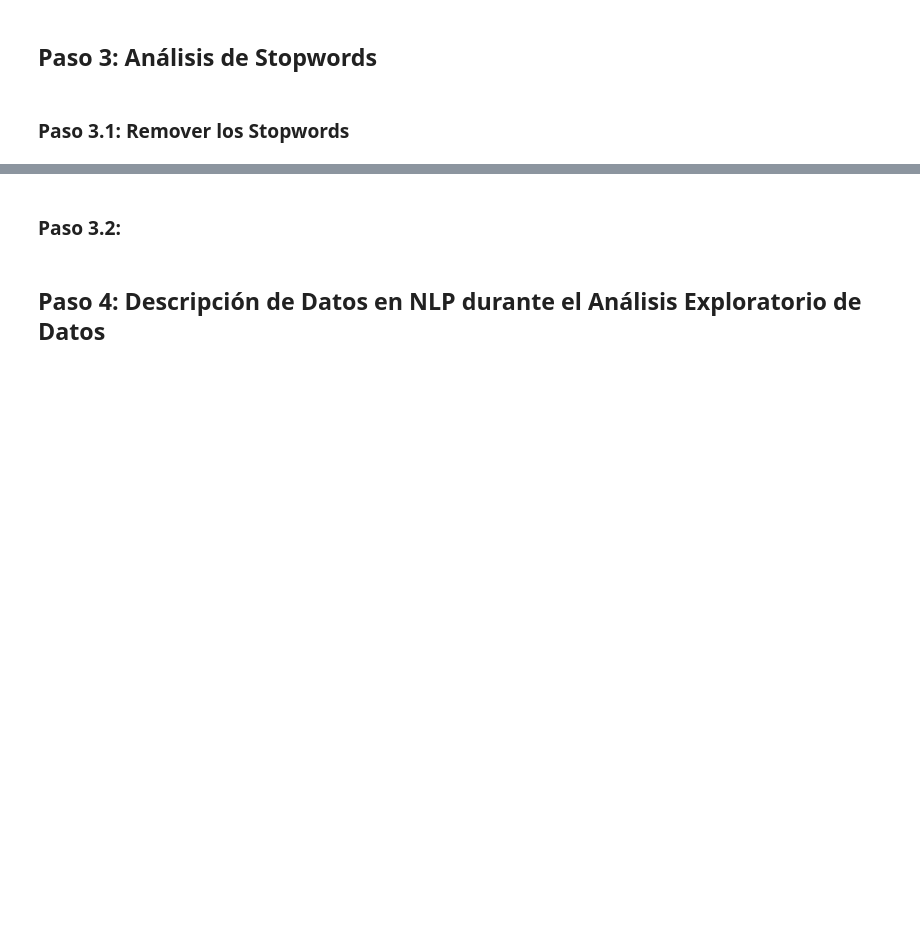
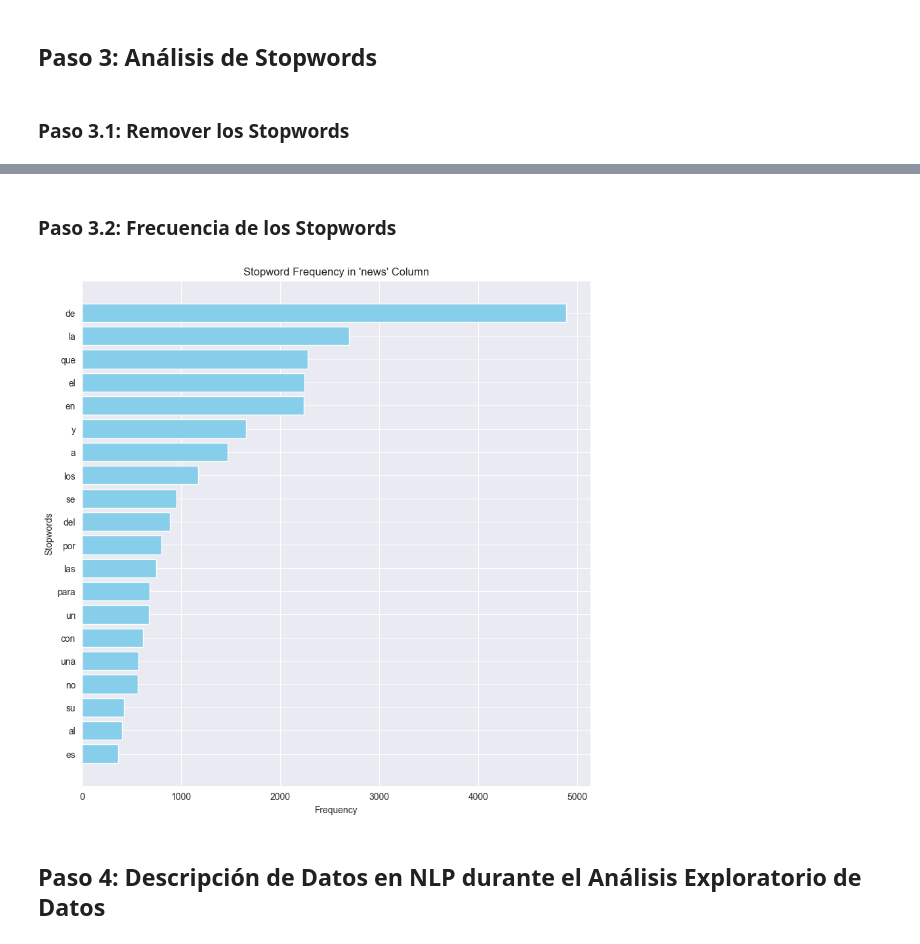
Before and after one commit to BlueAutomata/nlp-media-framing, a Jupyter notebook: notebooks/EDA.ipynb, the cells around one changed output, grey strips where cells are left out. Saved outputs shown, nothing was run; the diff lists cells and outputs as text; code cells hidden in the pictures; blank space fills up the shorter version.

Commit message:
add stopwords diagrams and most frequent

```diff
--- a/notebooks/EDA.ipynb
+++ b/notebooks/EDA.ipynb
@@ -260,5 +260,5 @@ Name: news, Length: 140, dtype: object
 # %% [markdown]
 ### Paso 2.2: Sentence Tokenization
 # %%
-sentence_tokens = df["news"].apply(lambda text: sent_tokenize(text))
+df["sentence_tokens"] = df["news"].apply(lambda text: sent_tokenize(text))
 # %%
@@ -295,5 +296,25 @@ text_cleaned = " ".join([word for word in text.split()
-# %% [markdown]
-### Paso 3.2:
+# %% [markdown]
+### Paso 3.2: Frecuencia de los Stopwords
+# %%
+all_tokens = [word for sublist in df["word_tokens"] for word in sublist]
+# %%
+stopword_counts = Counter([word for word in all_tokens if word in spanish_stopwords])
+# %%
+# Convert to DataFrame for visualization
+df_stopwords = (pd.DataFrame(stopword_counts.items(), columns=['Stopword', 'Frequency'])
+                .sort_values(by='Frequency', ascending=False)
+                .head(20))
+# %%
+# Plot the stopword frequency
+plt.figure(figsize=(10, 10))
+plt.barh(df_stopwords['Stopword'], df_stopwords['Frequency'], color='skyblue')
+plt.xlabel("Frequency")
+plt.ylabel("Stopwords")
+plt.title("Stopword Frequency in 'news' Column")
+plt.gca().invert_yaxis()  # Invert to show the highest frequency on top
+plt.show()
+# %% [output]
+[figure, added]
 # %% [markdown]
 ## Paso 4: Descripción de Datos en NLP durante el Análisis Exploratorio de Datos
 # %% [markdown]
```
Also changed, not shown: parts of 6 cells of this notebook.
